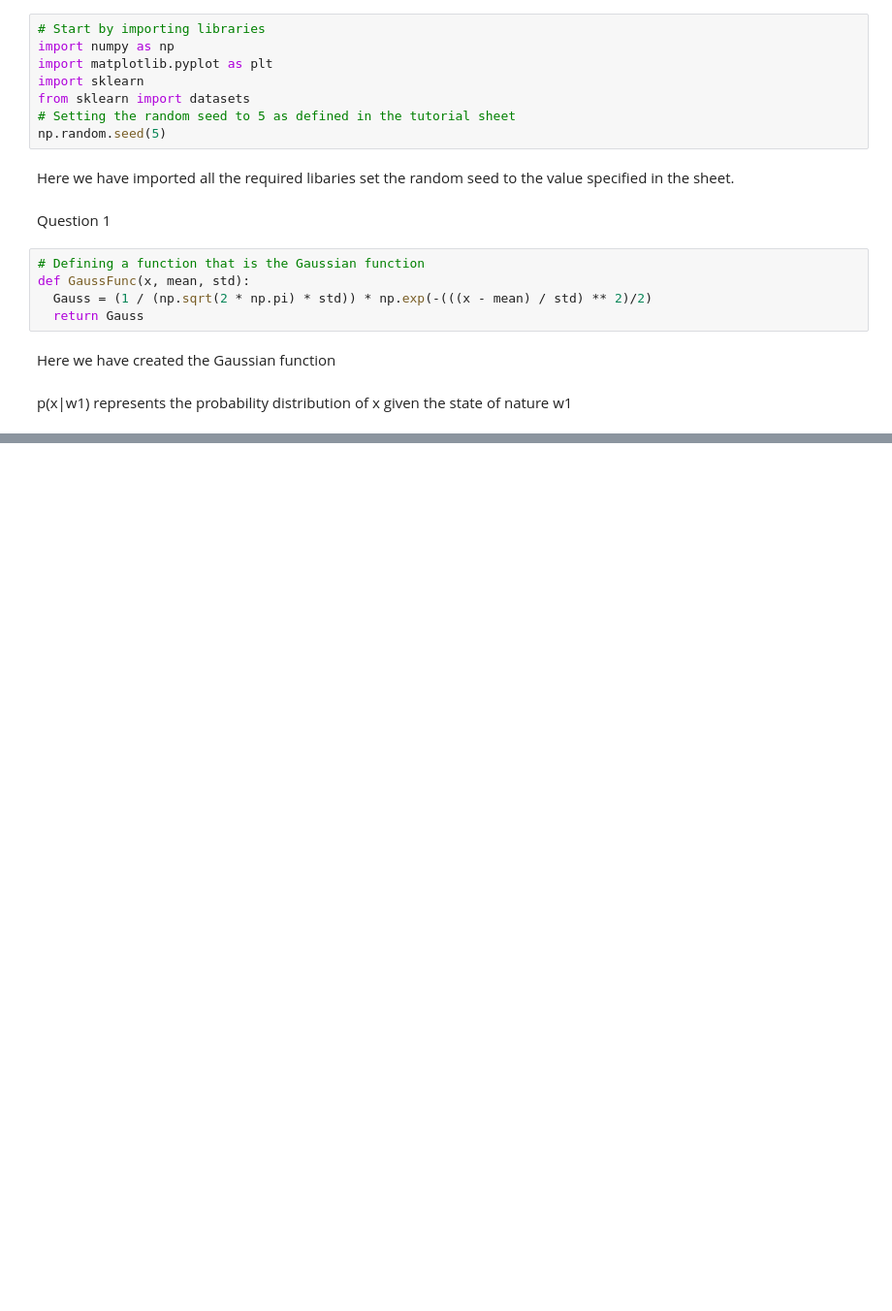
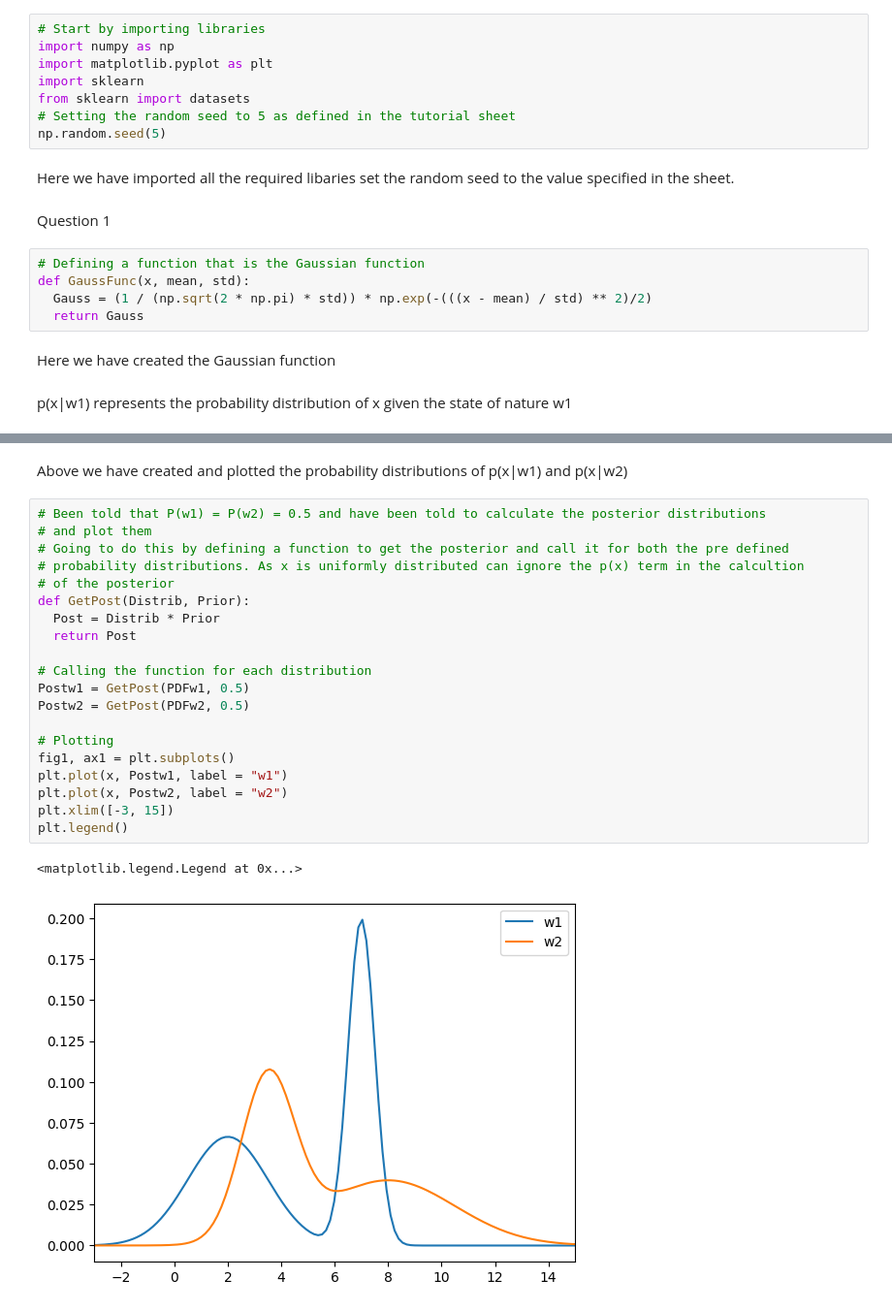
Before and after one commit to JGrant3101/ME4MachineLearning, a Jupyter notebook: Tutorial2.ipynb, the cells around one changed output, grey strips where cells are left out. Shown: that part at 97% size. Cells and saved outputs as stored; diff of their text form; blank space fills up the shorter version.

```diff
--- a/Tutorial2.ipynb
+++ b/Tutorial2.ipynb
@@ -49,0 +52,25 @@ plt.plot(x, PDFw2)
+# %% [markdown]
+Above we have created and plotted the probability distributions of p(x|w1) and p(x|w2)
+# %%
+# Been told that P(w1) = P(w2) = 0.5 and have been told to calculate the posterior distributions
+# and plot them
+# Going to do this by defining a function to get the posterior and call it for both the pre defined
+# probability distributions. As x is uniformly distributed can ignore the p(x) term in the calcultion
+# of the posterior
+def GetPost(Distrib, Prior):
+  Post = Distrib * Prior
+  return Post
+
+# Calling the function for each distribution
+Postw1 = GetPost(PDFw1, 0.5)
+Postw2 = GetPost(PDFw2, 0.5)
+
+# Plotting
+fig1, ax1 = plt.subplots()
+plt.plot(x, Postw1, label = "w1")
+plt.plot(x, Postw2, label = "w2")
+plt.xlim([-3, 15])
+plt.legend()
+# %% [output]
+<matplotlib.legend.Legend at 0x...>
+[figure, added]
```
Also changed, not shown: parts of 5 cells of this notebook.
